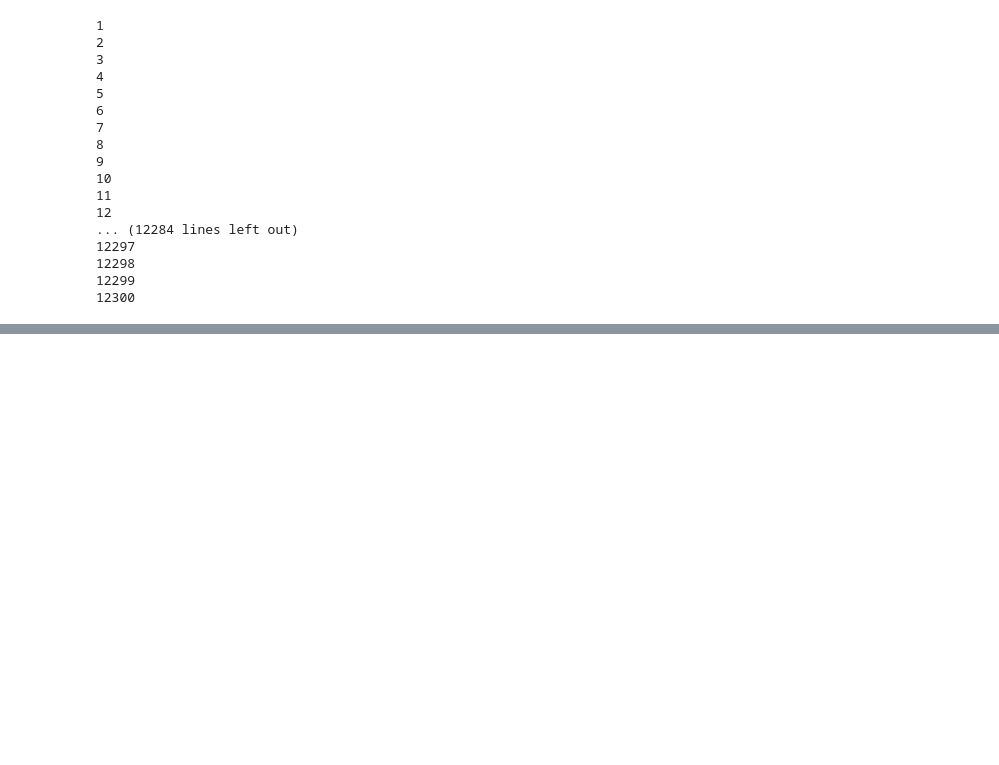
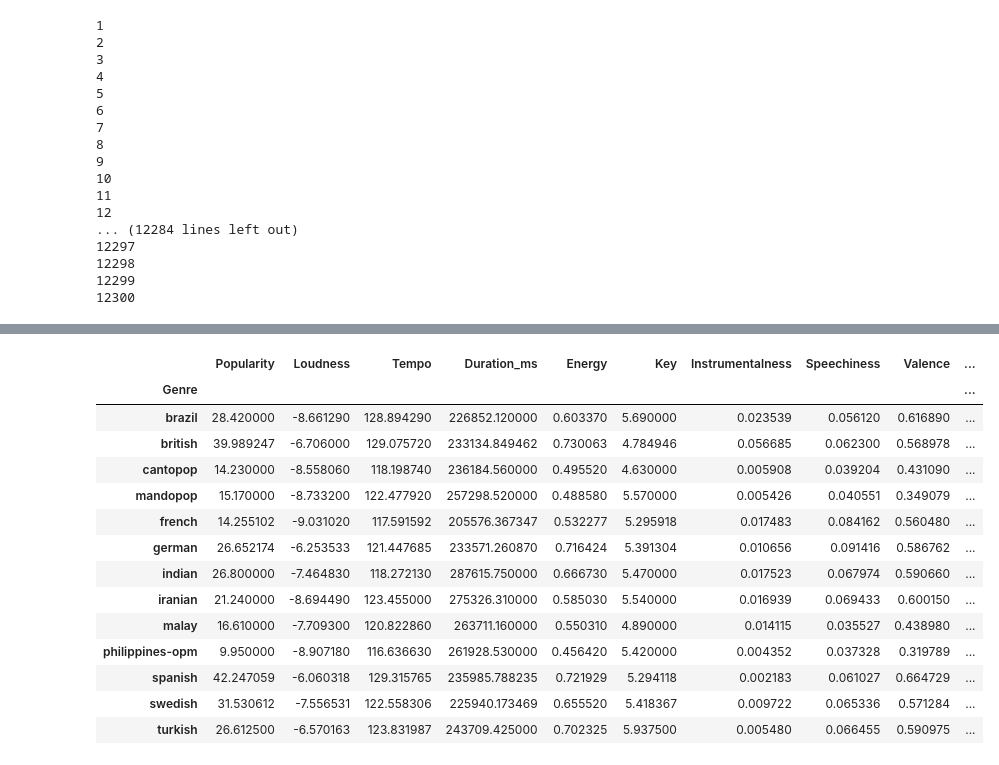
Before and after one commit to heesung80/Group_project_1, a Jupyter notebook: group_project/genre_random_will_edits.ipynb, the cells around one changed output, grey strips where cells are left out. Cells and saved outputs as stored; diff of their text form; code cells hidden in the pictures; blank space fills up the shorter version.

```diff
--- a/group_project/genre_random_will_edits.ipynb
+++ b/group_project/genre_random_will_edits.ipynb
@@ -212 +226,35 @@ grouped_dataframe.mean()
 122 rows × 10 columns
+# %%
+# William Analysis
+
+# Dependencies
+import plotly.express as px
+from math import pi
+import pygal
+
+
+# List of languages
+language_genre_list = ['brazil', 'british', 'cantopop', 'mandopop', 'french', 'german', 'indian', 'iranian', 'malay', 'philippines-opm', 'spanish', 'swedish', 'turkish']
+
+# DataFrame with average values, by genre
+language_genre_agg = grouped_dataframe.aggregate(np.mean)
+
+# Filtering on languages, as per above list
+language_genre_df = language_genre_agg.filter(language_genre_list, axis=0)
+language_genre_df
+# %% [output]
+|  | Popularity | Loudness | Tempo | Duration_ms | Energy | Key | Instrumentalness | Speechiness | Valence | ... |
+| Genre |  |  |  |  |  |  |  |  |  | ... |
+| brazil | 28.420000 | -8.661290 | 128.894290 | 226852.120000 | 0.603370 | 5.690000 | 0.023539 | 0.056120 | 0.616890 | ... |
+| british | 39.989247 | -6.706000 | 129.075720 | 233134.849462 | 0.730063 | 4.784946 | 0.056685 | 0.062300 | 0.568978 | ... |
+| cantopop | 14.230000 | -8.558060 | 118.198740 | 236184.560000 | 0.495520 | 4.630000 | 0.005908 | 0.039204 | 0.431090 | ... |
+| mandopop | 15.170000 | -8.733200 | 122.477920 | 257298.520000 | 0.488580 | 5.570000 | 0.005426 | 0.040551 | 0.349079 | ... |
+| french | 14.255102 | -9.031020 | 117.591592 | 205576.367347 | 0.532277 | 5.295918 | 0.017483 | 0.084162 | 0.560480 | ... |
+| german | 26.652174 | -6.253533 | 121.447685 | 233571.260870 | 0.716424 | 5.391304 | 0.010656 | 0.091416 | 0.586762 | ... |
+| indian | 26.800000 | -7.464830 | 118.272130 | 287615.750000 | 0.666730 | 5.470000 | 0.017523 | 0.067974 | 0.590660 | ... |
+| iranian | 21.240000 | -8.694490 | 123.455000 | 275326.310000 | 0.585030 | 5.540000 | 0.016939 | 0.069433 | 0.600150 | ... |
+| malay | 16.610000 | -7.709300 | 120.822860 | 263711.160000 | 0.550310 | 4.890000 | 0.014115 | 0.035527 | 0.438980 | ... |
+| philippines-opm | 9.950000 | -8.907180 | 116.636630 | 261928.530000 | 0.456420 | 5.420000 | 0.004352 | 0.037328 | 0.319789 | ... |
+| spanish | 42.247059 | -6.060318 | 129.315765 | 235985.788235 | 0.721929 | 5.294118 | 0.002183 | 0.061027 | 0.664729 | ... |
+| swedish | 31.530612 | -7.556531 | 122.558306 | 225940.173469 | 0.655520 | 5.418367 | 0.009722 | 0.065336 | 0.571284 | ... |
+| turkish | 26.612500 | -6.570163 | 123.831987 | 243709.425000 | 0.702325 | 5.937500 | 0.005480 | 0.066455 | 0.590975 | ... |
```
Also changed, not shown: parts of 15 cells of this notebook.
